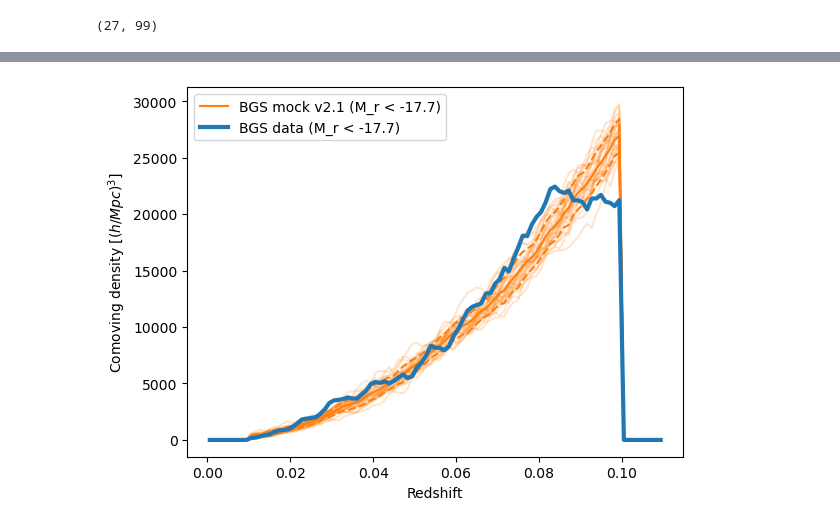
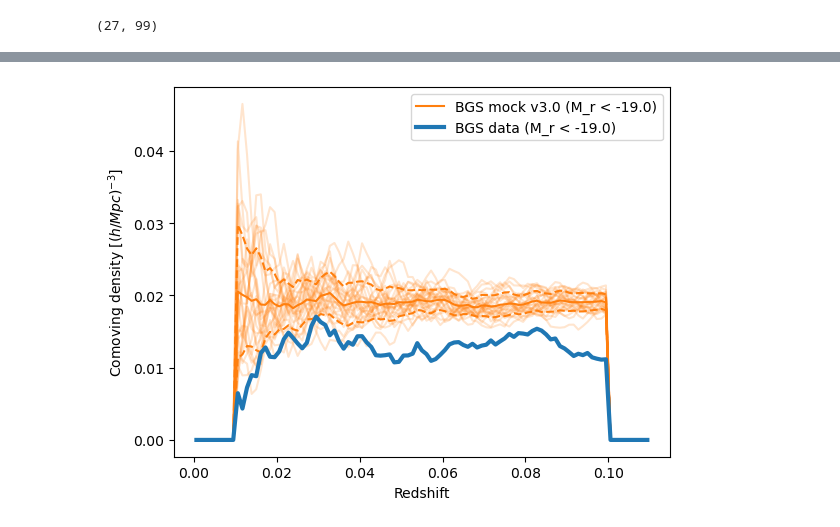
Before and after one commit to julianbautista/desi_pv_mocks, a Jupyter notebook: notebooks/check_BGS_clustering.ipynb, the cells around one changed output, grey strips where cells are left out. Cells and saved outputs as stored; diff of their text form; code cells hidden in the pictures.

```diff
--- a/notebooks/check_BGS_clustering.ipynb
+++ b/notebooks/check_BGS_clustering.ipynb
@@ -132,9 +151,9 @@ def get_nz(z, weights=None,  area=41253.):
 # %%
 m_nzs = []
-for phase in range(CONFIG.n_phases):
-    for real in range(CONFIG.n_reals):
-        m_data_temp = fits.open(CONFIG.mock_bgs_clus_data.format(phase=phase, real=real))[1].data
-        m_nz = get_nz(m_data_temp['Z'], area=area)
+for phase in range(1):
+    for real in range(cfg.n_reals):
+        m_data_temp = fits.open(cfg.mock_bgs_clus_data.format(phase=phase, real=real))[1].data
+        m_nz = get_nz(m_data_temp['Z'], area=area_tot)
         #print(phase, real, len(m_data_temp))
         m_nzs.append(m_nz)
 m_nzs = np.array(m_nzs)
@@ -143,9 +162,9 @@ print(m_nzs.shape)
 (27, 99)
 # %%
 m0_nzs = []
-for phase in range(CONFIG.n_phases):
-    for real in range(CONFIG.n_reals):
-        m0_data_temp = h5py.File(CONFIG.mock_bgs_base_data.format(phase=phase, real=real), 'r')
+for phase in range(1):
+    for real in range(cfg.n_reals):
+        m0_data_temp = h5py.File(cfg.mock_bgs_base_data.format(phase=phase, real=real), 'r')
         m0_app_mag = m0_data_temp['app_mag'][...]
         m0_zobs = m0_data_temp['zobs'][...]
         m0_abs_mag = m0_data_temp['abs_mag'][...]
@@ -153,14 +172,14 @@ for phase in range(CONFIG.n_phases):
         m0_data_temp.close()
 
         mask = (
-                (m0_app_mag < BGS_CLUS.appmaglim) &
-                #(m0_abs_mag < BGS_CLUS.absmaglim) &
-                (m0_comp < np.random.rand(m0_comp.size)) &
-                (m0_zobs > BGS_CLUS.zmin) &
-                (m0_zobs < BGS_CLUS.zmax)
+                (m0_app_mag < cfg.bgs_clus.appmaglim) &
+                (m0_abs_mag < cfg.bgs_clus.absmaglim) &
+                (m0_comp > np.random.rand(m0_comp.size)) &
+                (m0_zobs > cfg.bgs_clus.zmin) &
+                (m0_zobs < cfg.bgs_clus.zmax)
                 )
-        print(phase, real, mask.size, np.sum(mask))
+        #print(phase, real, mask.size, np.sum(mask))
 
-        m0_nz = get_nz(m0_zobs[mask], area=area)
+        m0_nz = get_nz(m0_zobs[mask], area=area_tot)
         m0_nzs.append(m0_nz)
 m0_nzs = np.array(m0_nzs)
@@ -185,20 +186,21 @@ m0_nzs = np.array(m0_nzs)
 # %%
-for m_nz in m_nzs:
+for m_nz in m0_nzs:
     plt.plot(zcen, m_nz, 'C1-', alpha=0.2)
-plt.plot(zcen, np.mean(m_nzs, axis=0), 'C1-', label=f"BGS mock {CONFIG.version_clus} (M_r < {BGS_CLUS.absmaglim})")
-plt.plot(zcen, np.mean(m_nzs, axis=0)+np.std(m_nzs, axis=0), 'C1--')
-plt.plot(zcen, np.mean(m_nzs, axis=0)-np.std(m_nzs, axis=0), 'C1--')
+plt.plot(zcen, np.mean(m0_nzs, axis=0), 'C1-', label=f"BGS mock {cfg.version_bgs_clus} (M_r < {cfg.bgs_clus.absmaglim})")
+plt.plot(zcen, np.mean(m0_nzs, axis=0)+np.std(m0_nzs, axis=0), 'C1--')
+plt.plot(zcen, np.mean(m0_nzs, axis=0)-np.std(m0_nzs, axis=0), 'C1--')
 
-d_nz = get_nz(d_data['Z'], weights=d_data['WEIGHT'], area=area)
+d_nz = get_nz(d_data['Z'], weights=d_data['WEIGHT'], area=area_tot)
 #d_nz = get_nz(d_data['Z'], area=area)
 
-plt.plot(zcen, d_nz, 'C0-', lw=3, label='BGS data (M_r < -17.7)')
+plt.plot(zcen, d_nz, 'C0-', lw=3, label='BGS data (M_r < -19.0)')
+#plt.plot(zcen, d_nz, 'C0-', lw=3, label='BGS data (M_r < -17.7)')
 #plt.plot(d_data['Z'], d_data['NDENS'], 'C0,')
 
-plt.ylabel('Comoving density [${(h/Mpc)}^3$]')
+plt.ylabel('Comoving density [${(h/Mpc)}^{-3}$]')
 plt.xlabel('Redshift')
 plt.legend()
 #plt.ylim(0, 0.01)
-plt.savefig(f"plots/Nz_bgs_clustering_data_vs_mock_{CONFIG.version_clus}.pdf")
+plt.savefig(f"../plots/nz_bgs_clustering_data_Mr_lt_-19.0_vs_mock_{cfg.version_bgs_clus}.pdf")
 # %% [output]
-[figure, old version]
+[figure, new version]
```
Also changed, not shown: parts of 17 cells of this notebook, 10 other files.
